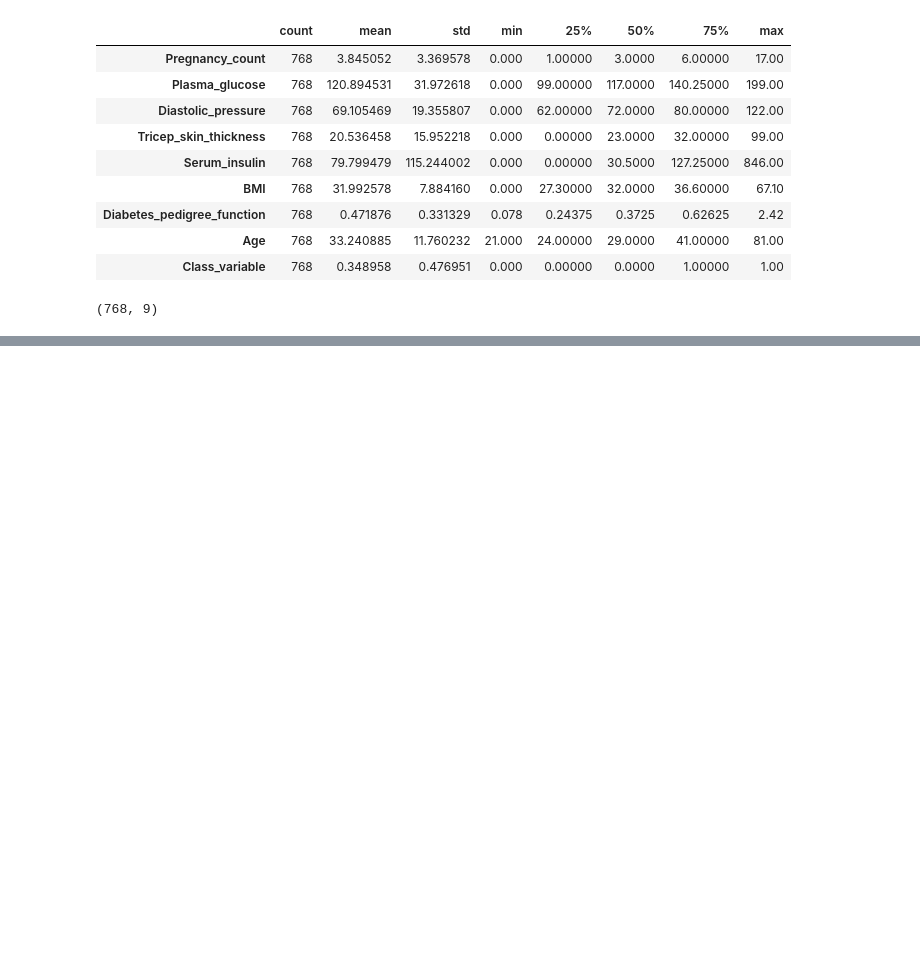
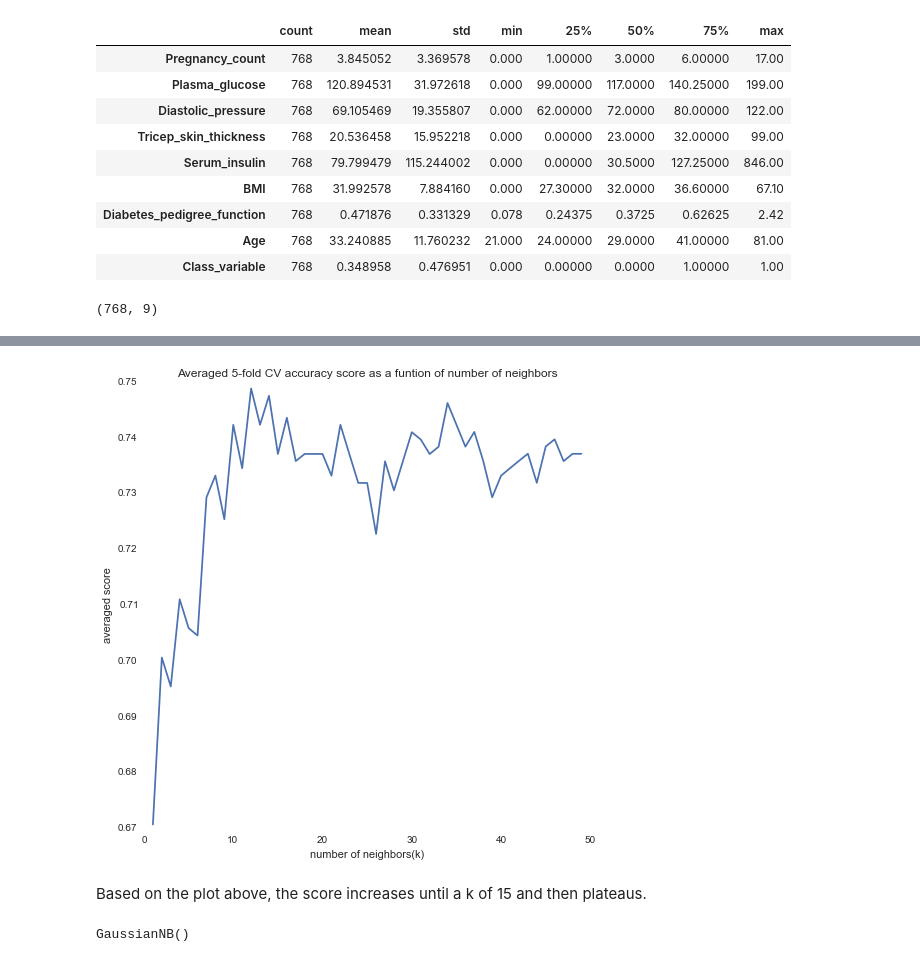
Before and after one commit to poonamrath/DAT_SF_18, a Jupyter notebook: homework_notebooks/Homework # 3.ipynb, the cells around one changed output, grey strips where cells are left out. Cells and saved outputs as stored; diff of their text form; code cells hidden in the pictures; blank space fills up the shorter version.

```diff
--- a/homework_notebooks/Homework # 3.ipynb
+++ b/homework_notebooks/Homework # 3.ipynb
@@ -109,0 +297,21 @@ df[df.Class_variable.isnull()]
+# %%
+# add cross_validations scores to a dataframe and plot mean scores against k
+cross_val_df = pd.DataFrame(knn_scores)
+fig = plt.figure(figsize=(8,8))
+plt.title('Averaged 5-fold CV accuracy score as a funtion of number of neighbors')
+plt.plot(range(1,num_neighbors),cross_val_df.mean(axis=1))
+plt.xlabel('number of neighbors(k)')
+plt.ylabel('averaged score')
+plt.show()
+# %% [output]
+[figure, added]
+# %% [markdown]
+Based on the plot above, the score increases until a k of 15 and then plateaus.
+# %%
+## Naive Bayes Classifier to predict diabetes occurence
+
+from sklearn.naive_bayes import GaussianNB
+nb = GaussianNB()
+nb.fit(X_train, y_train)
+# %% [output]
+GaussianNB()
```
Also changed, not shown: parts of 43 cells of this notebook.
